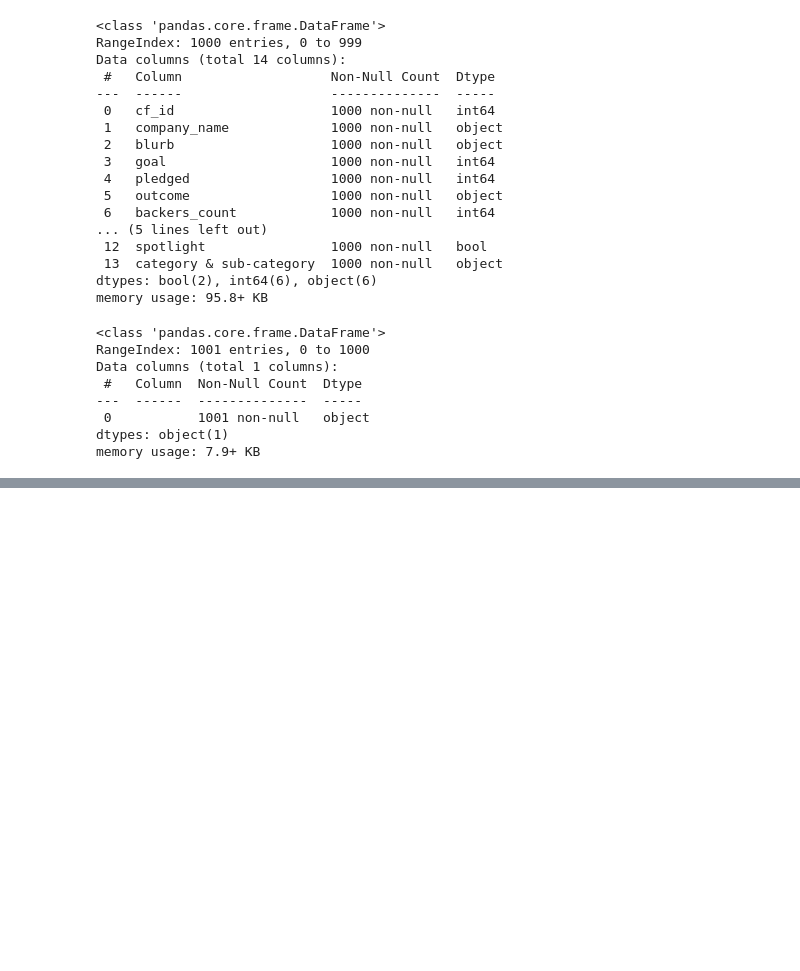
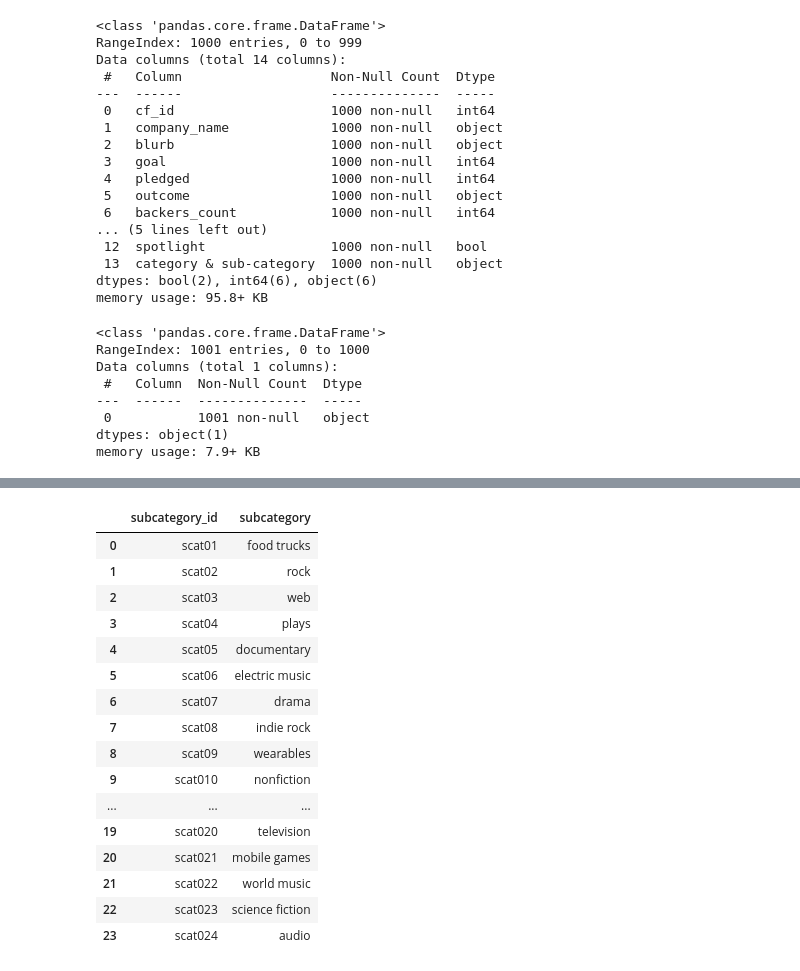
Before and after one commit to macedo6000/Crowdfunding-ETL, a Jupyter notebook: crowdfunding.ipynb, the cells around one changed output, grey strips where cells are left out. Saved outputs shown, nothing was run; the diff lists cells and outputs as text; code cells hidden in the pictures; blank space fills up the shorter version.

```diff
--- a/crowdfunding.ipynb
+++ b/crowdfunding.ipynb
@@ -102,0 +142,7 @@ memory usage: 7.9+ KB
+# %%
+# Get the unique categories and subcategories in separate lists.
+categories = crowdfunding_info_df["category"].unique()
+subcategories = crowdfunding_info_df["subcategory"].unique()
+print(categories)
+print()
+print(subcategories)
@@ -102,0 +158,6 @@ memory usage: 7.9+ KB
+# %%
+# Create numpy arrays that have 1-10 for the category_ids and 1-25 for the subcategory_ids.
+category_ids = np.arange(1, 10)
+subcategory_ids = np.arange(1, 25)
+print(category_ids)
+print(subcategory_ids)
@@ -102,0 +167,9 @@ memory usage: 7.9+ KB
+# %%
+# Use a list comprehension to add "cat0" to each category_id.
+cat_ids = ["cat0" + str(cat_id) for cat_id in category_ids]
+
+# Use a list comprehension to add "scat0" to each subcategory_id.
+scat_ids = ["scat0" + str(scat_id) for scat_id in subcategory_ids ]
+
+print(cat_ids)
+print(scat_ids)
@@ -102,0 +179,13 @@ memory usage: 7.9+ KB
+# %%
+# Create a category DataFrame with the cat_ids array as the category_id and categories list as the category name.
+category_df = pd.DataFrame({
+    "category_id": cat_ids,
+    "category" : categories
+})
+
+# Create a subcategory DataFrame with the scat_ids array as the subcategory_id and subcategories list as the
+# subcategory name.
+subcategory_df = pd.DataFrame({
+    "subcategory_id": scat_ids,
+    "subcategory" : subcategories
+})
@@ -102,0 +205,20 @@ memory usage: 7.9+ KB
+# %%
+subcategory_df
+# %% [output]
+|  | subcategory_id | subcategory |
+| 0 | scat01 | food trucks |
+| 1 | scat02 | rock |
+| 2 | scat03 | web |
+| 3 | scat04 | plays |
+| 4 | scat05 | documentary |
+| 5 | scat06 | electric music |
+| 6 | scat07 | drama |
+| 7 | scat08 | indie rock |
+| 8 | scat09 | wearables |
+| 9 | scat010 | nonfiction |
+| ... | ... | ... |
+| 19 | scat020 | television |
+| 20 | scat021 | mobile games |
+| 21 | scat022 | world music |
+| 22 | scat023 | science fiction |
+| 23 | scat024 | audio |
```
Also changed, not shown: parts of 12 cells of this notebook, 2 other files.
